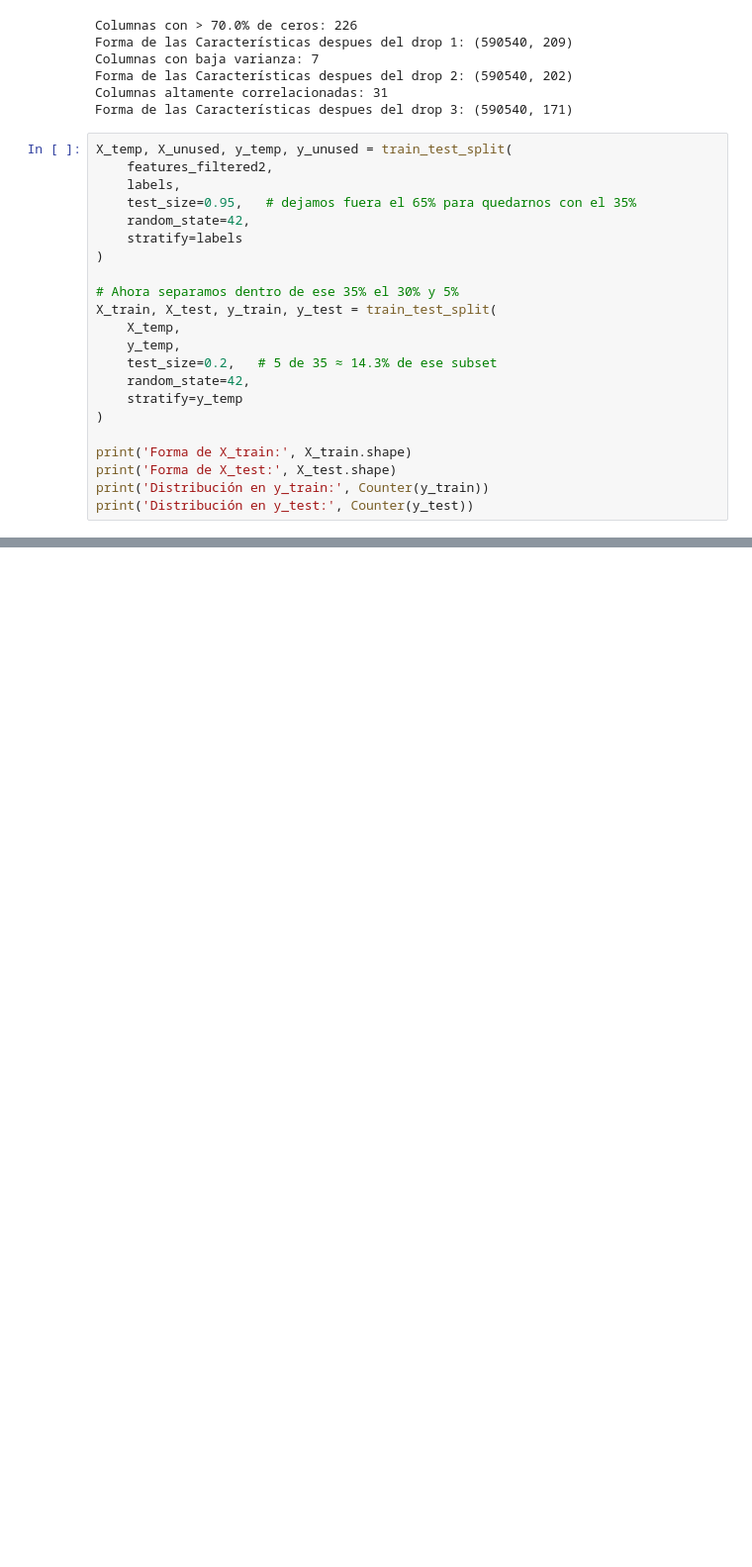
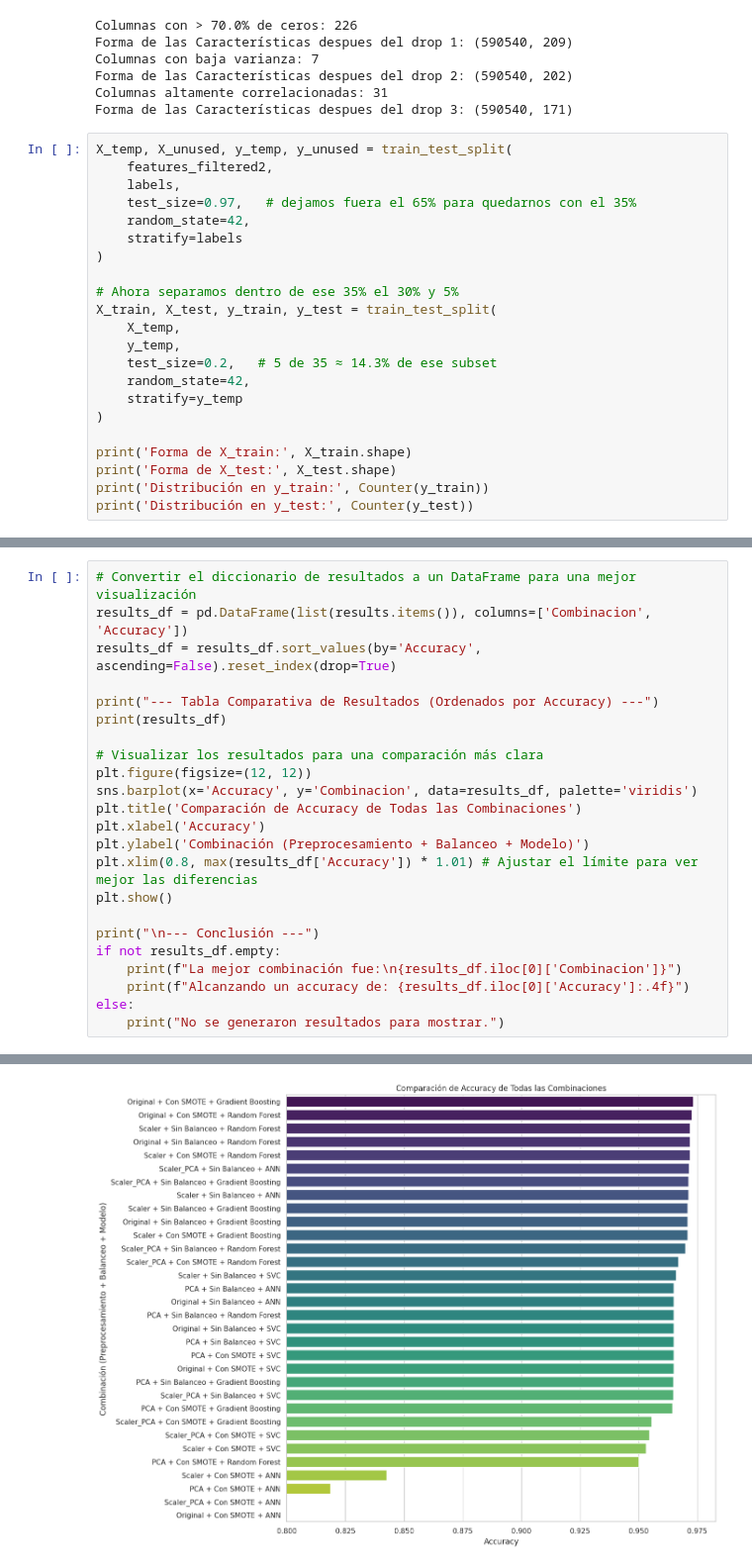
Before and after one commit to PirrY/ClasificacionFraude, a Jupyter notebook: ProyectoFinal.ipynb, the cells around one changed output, grey strips where cells are left out. Shown at 99% size. Saved outputs shown, nothing was run; the diff lists cells and outputs as text; blank space fills up the shorter version.

```diff
--- a/ProyectoFinal.ipynb
+++ b/ProyectoFinal.ipynb
@@ -278,7 +278,7 @@ Forma de las Características despues del drop 3: (590540, 171)
 X_temp, X_unused, y_temp, y_unused = train_test_split(
     features_filtered2,
     labels,
-    test_size=0.95,   # dejamos fuera el 65% para quedarnos con el 35%
+    test_size=0.97,   # dejamos fuera el 65% para quedarnos con el 35%
     random_state=42,
     stratify=labels
 )
@@ -411,0 +495,24 @@ Para empezar, si queremos encontrar el mejor fit para nuestros datos no pudemos
+# %%
+# Convertir el diccionario de resultados a un DataFrame para una mejor visualización
+results_df = pd.DataFrame(list(results.items()), columns=['Combinacion', 'Accuracy'])
+results_df = results_df.sort_values(by='Accuracy', ascending=False).reset_index(drop=True)
+
+print("--- Tabla Comparativa de Resultados (Ordenados por Accuracy) ---")
+print(results_df)
+
+# Visualizar los resultados para una comparación más clara
+plt.figure(figsize=(12, 12))
+sns.barplot(x='Accuracy', y='Combinacion', data=results_df, palette='viridis')
+plt.title('Comparación de Accuracy de Todas las Combinaciones')
+plt.xlabel('Accuracy')
+plt.ylabel('Combinación (Preprocesamiento + Balanceo + Modelo)')
+plt.xlim(0.8, max(results_df['Accuracy']) * 1.01) # Ajustar el límite para ver mejor las diferencias
+plt.show()
+
+print("\n--- Conclusión ---")
+if not results_df.empty:
+    print(f"La mejor combinación fue:\n{results_df.iloc[0]['Combinacion']}")
+    print(f"Alcanzando un accuracy de: {results_df.iloc[0]['Accuracy']:.4f}")
+else:
+    print("No se generaron resultados para mostrar.")
+# %% [output]
@@ -411,0 +539 @@ Para empezar, si queremos encontrar el mejor fit para nuestros datos no pudemos
+[figure, added]
```
Also changed, not shown: parts of 7 cells of this notebook, 1 other file.
